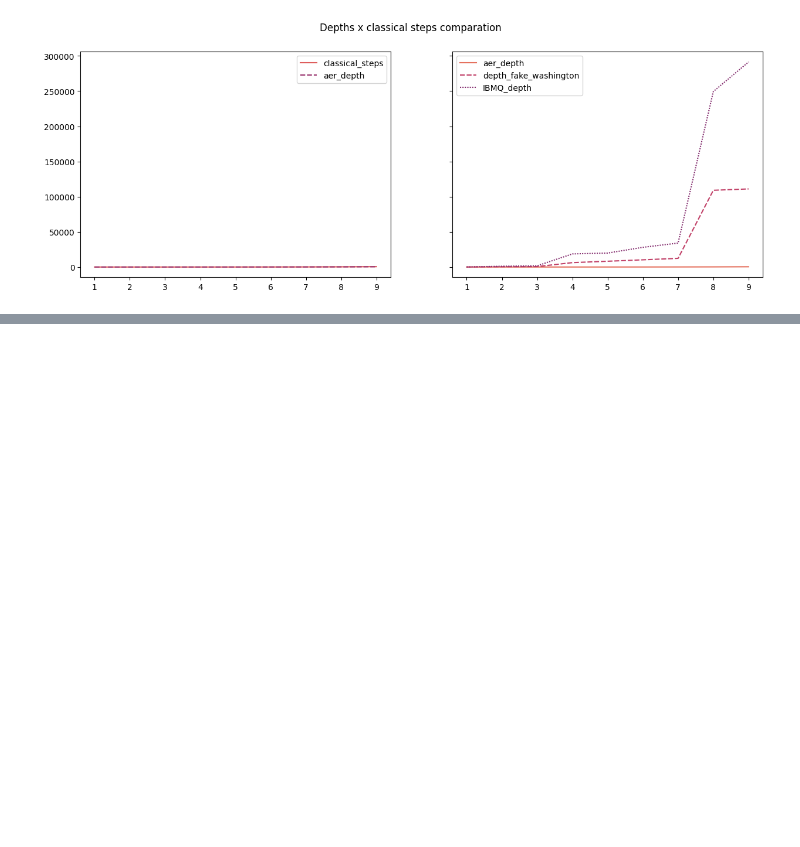
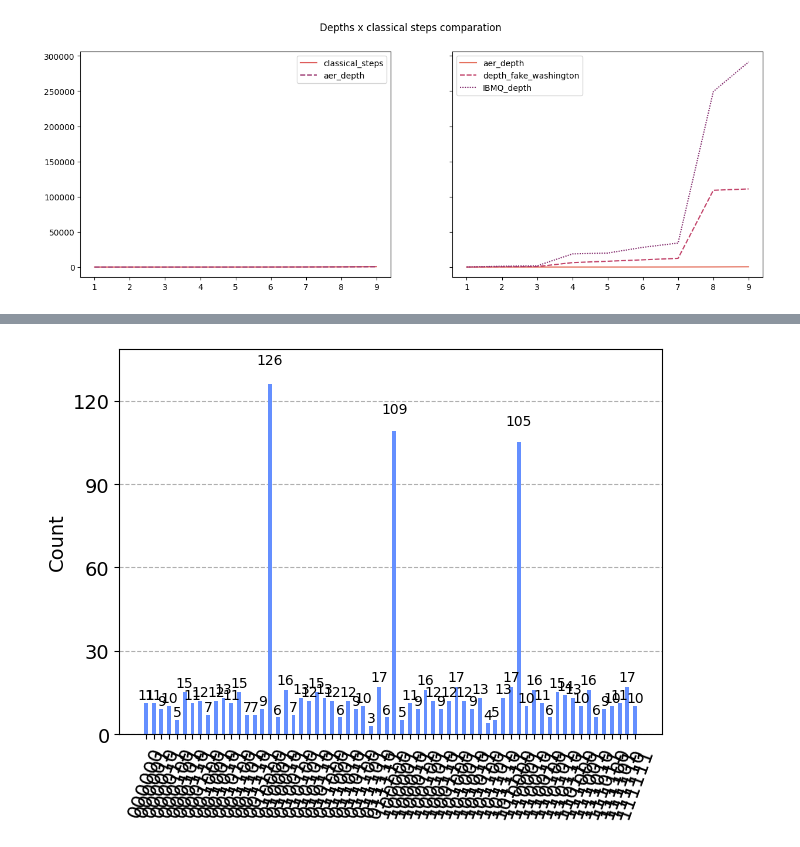
Before and after one commit to Dpbm/scientific-research-1-quantum-oracles, a Jupyter notebook: code/hanoi-tower.ipynb, the cells around one changed output, grey strips where cells are left out. Saved outputs shown, nothing was run; the diff lists cells and outputs as text; code cells hidden in the pictures; blank space fills up the shorter version.

```diff
--- a/code/hanoi-tower.ipynb
+++ b/code/hanoi-tower.ipynb
@@ -353,0 +363,6 @@ job = sampler.run(qc)
+# %%
+sim = AerSimulator()
+result = sim.run(qc.decompose(), shots=1000).result().get_counts()
+plot_histogram(result)
+# %% [output]
+[figure, added]
```
Also changed, not shown: parts of 6 cells of this notebook, 2 other files.
